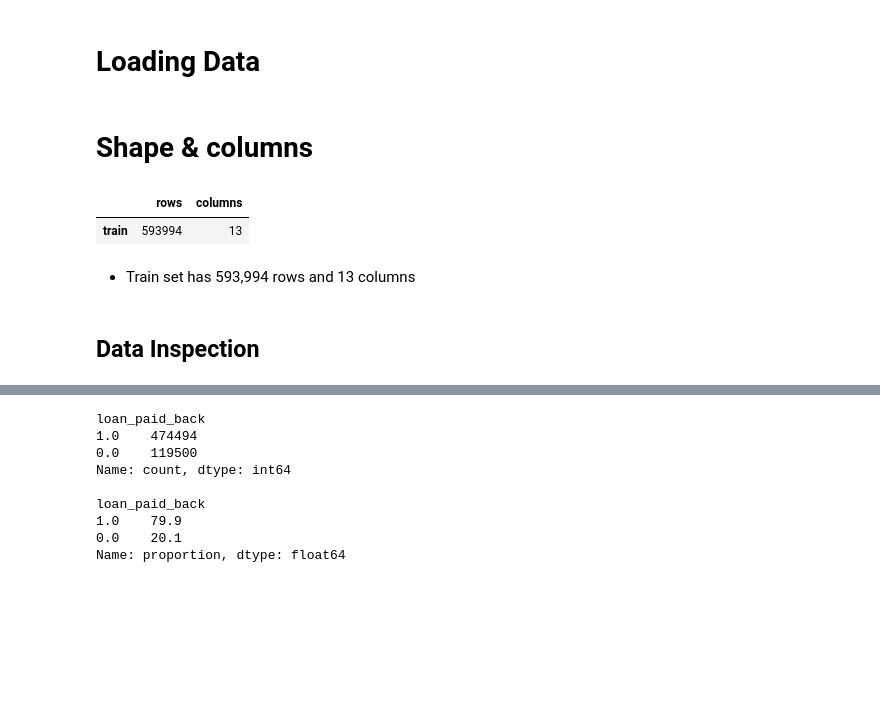
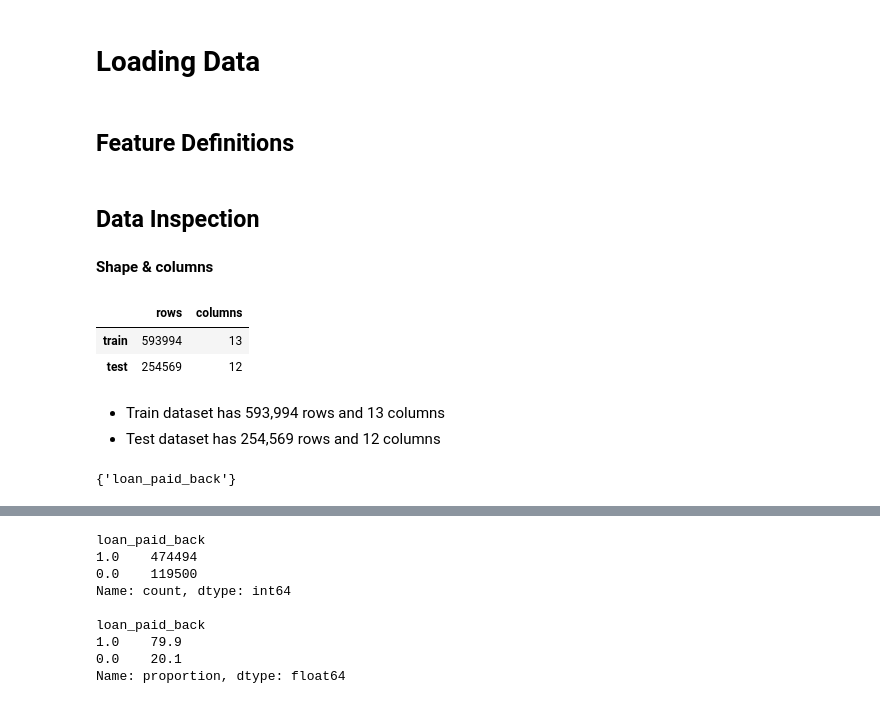
Before and after one commit to adulamaciej/loan-repayment-prediction, a Jupyter notebook: notebooks/01_eda.ipynb, the cells around one changed output, grey strips where cells are left out. Cells and saved outputs as stored; diff of their text form; code cells hidden in the pictures; blank space fills up the shorter version.

```diff
--- a/notebooks/01_eda.ipynb
+++ b/notebooks/01_eda.ipynb
@@ -11,3 +12,7 @@ from scipy.stats import chi2_contingency
 # Loading Data
 # %%
 train = pd.read_csv('../data/train.csv')
+
+test = pd.read_csv('../data/test.csv')
+# %% [markdown]
+## Feature Definitions
@@ -14,11 +26,20 @@ train = pd.read_csv('../data/train.csv')
+# %% [markdown]
+## Data Inspection
 # %% [markdown]
-# Shape & columns
+**Shape & columns**
 # %%
-pd.DataFrame({'rows': [train.shape[0]], 'columns': [train.shape[1]]}, index=['train'])
+pd.DataFrame({
+    'rows': [train.shape[0], test.shape[0]],
+    'columns': [train.shape[1], test.shape[1]]
+}, index=['train', 'test'])
 # %% [output]
 |  | rows | columns |
 | train | 593994 | 13 |
+| test | 254569 | 12 |
 # %% [markdown]
-- Train set has 593,994 rows and 13 columns
+- Train dataset has 593,994 rows and 13 columns
+- Test dataset has 254,569 rows and 12 columns
-# %% [markdown]
-## Data Inspection
+# %%
+print(set(train.columns) - set(test.columns))
+# %% [output]
+{'loan_paid_back'}
```
Also changed, not shown: parts of 67 cells of this notebook.
